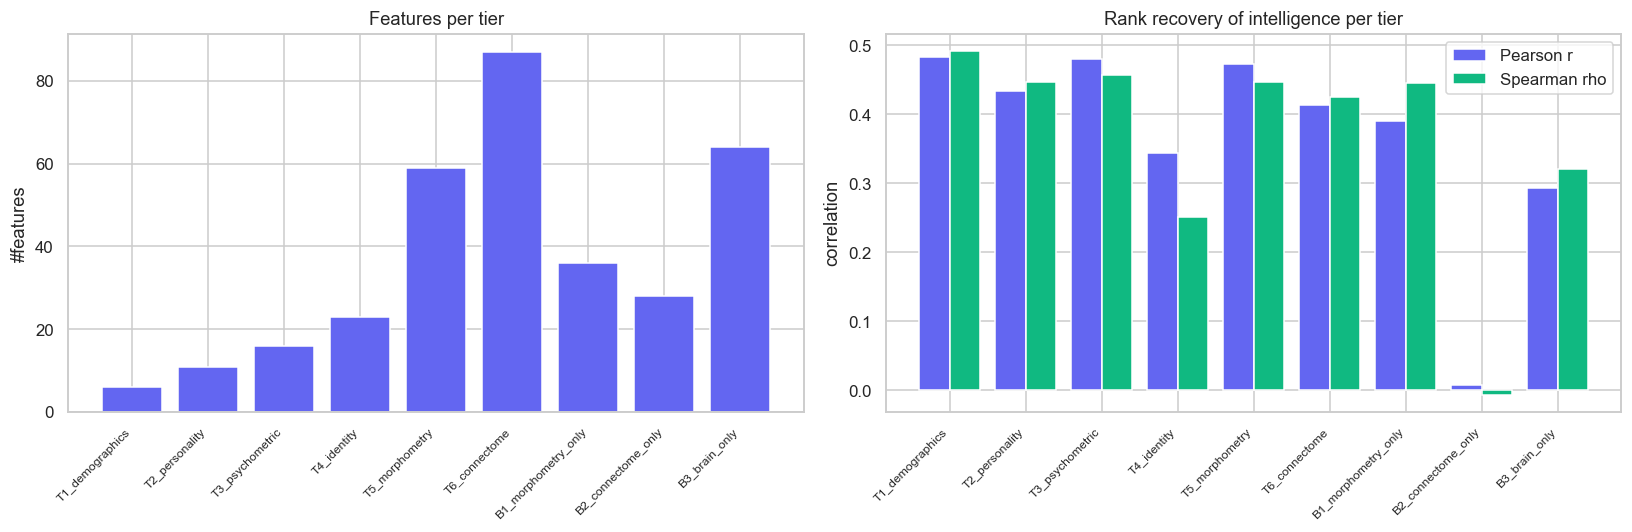
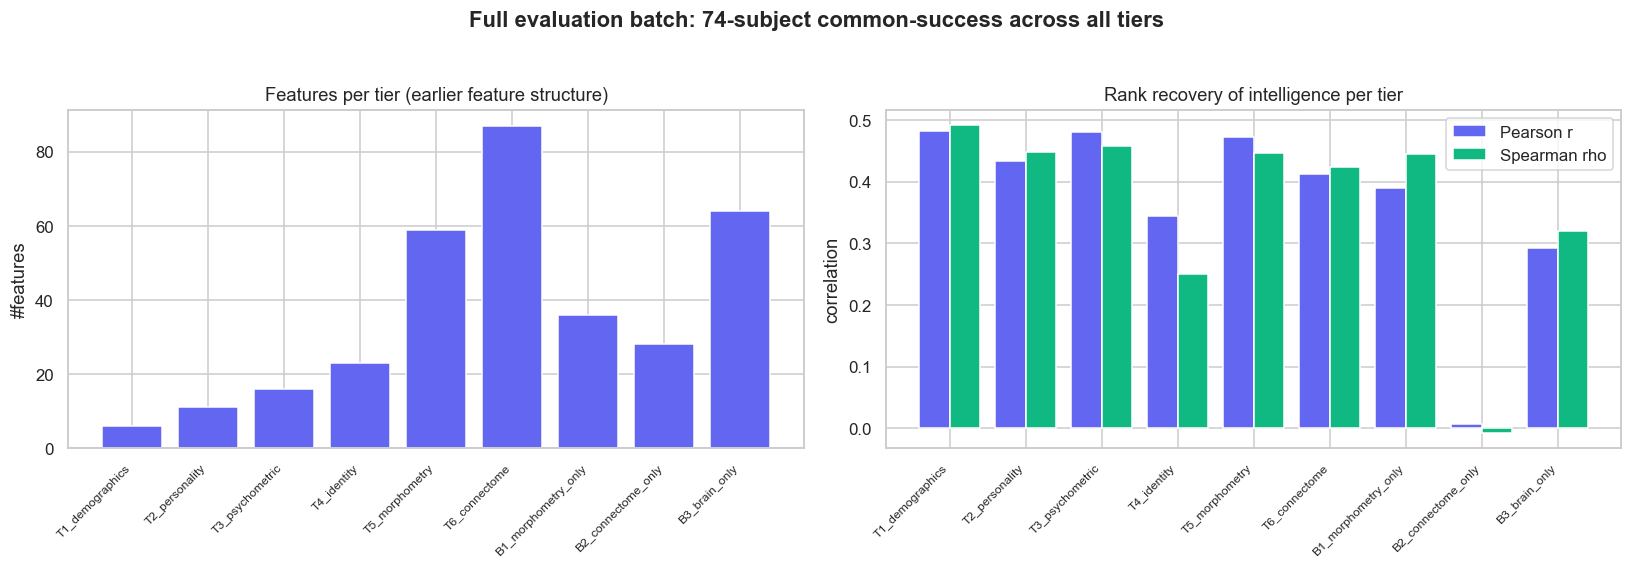
Unified diff of the notebook cell whose output changed from the first chart to the second:
--- before
+++ after
@@ -1,7 +1,8 @@
 td = pd.DataFrame(tiers)
+n_common = json.load(open(ROOT/"results"/"tiers_summary.json"))["evaluation"]["common_success_n"]
 fig, ax = plt.subplots(1, 2, figsize=(15, 5))
 ax[0].bar(td["tier"], td["n_features"], color=IND)
 ax[0].set_xticklabels(td["tier"], rotation=45, ha="right", fontsize=8)
-ax[0].set(title="Features per tier", ylabel="#features")
+ax[0].set(title="Features per tier (earlier feature structure)", ylabel="#features")
 x = np.arange(len(td)); w=0.4
 ax[1].bar(x-w/2, td["pearson_r"], w, label="Pearson r", color=IND)
@@ -9,3 +10,4 @@
 ax[1].set_xticks(x); ax[1].set_xticklabels(td["tier"], rotation=45, ha="right", fontsize=8)
 ax[1].set(title="Rank recovery of intelligence per tier", ylabel="correlation"); ax[1].legend()
+fig.suptitle(f"Full evaluation batch: {n_common}-subject common-success across all tiers", y=1.03, fontweight="bold")
 plt.tight_layout(); plt.show()

Commit: Fix notebook markdown line breaks and rebuild all three notebooks cleanly